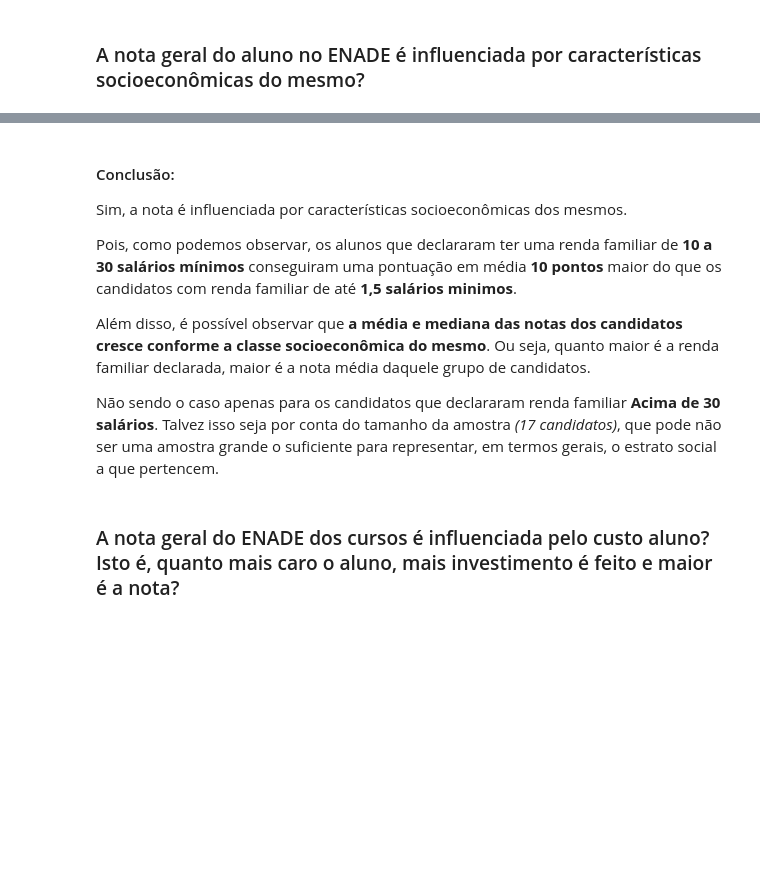
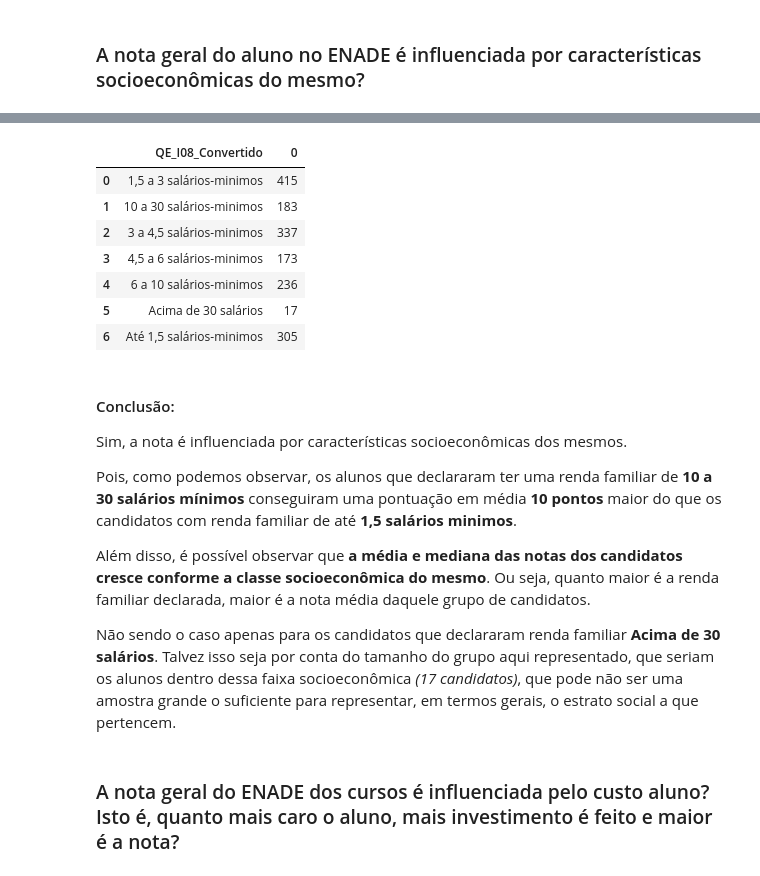
Before and after one commit to RafaelO93/analise_enade, a Jupyter notebook: Analise - ENADE 2017.ipynb, the cells around one changed output, grey strips where cells are left out. Drawn from its saved outputs; the diff is of its cells as text; code cells hidden in the pictures; blank space fills up the shorter version.

```diff
--- a/Analise - ENADE 2017.ipynb
+++ b/Analise - ENADE 2017.ipynb
@@ -56,6 +57,20 @@ fig.add_trace(
 iplot(fig)
 # %% [output]
 [interactive output not drawn]
+# %%
+test = pd.DataFrame(
+                dados_nordeste_publicas.groupby('QE_I08_Convertido').size()
+            ).reset_index()
+test
+# %% [output]
+|  | QE_I08_Convertido | 0 |
+| 0 | 1,5 a 3 salários-minimos | 415 |
+| 1 | 10 a 30 salários-minimos | 183 |
+| 2 | 3 a 4,5 salários-minimos | 337 |
+| 3 | 4,5 a 6 salários-minimos | 173 |
+| 4 | 6 a 10 salários-minimos | 236 |
+| 5 | Acima de 30 salários | 17 |
+| 6 | Até 1,5 salários-minimos | 305 |
 # %% [markdown]
 #### Conclusão:
 Sim, a nota é influenciada por características socioeconômicas dos mesmos.
@@ -65,7 +80,7 @@ Pois, como podemos observar, os alunos que declararam ter uma renda familiar de
 Além disso, é possível observar que **a média e mediana das notas dos candidatos cresce conforme a classe socioeconômica do mesmo**. Ou seja, quanto maior é a renda familiar declarada, maior é a nota média daquele grupo de candidatos.
 
 Não sendo o caso apenas para os candidatos que declararam renda familiar **Acima de 30 salários**.
-Talvez isso seja por conta do tamanho da amostra *(17 candidatos)*, que pode não ser uma amostra grande o suficiente para representar, em termos gerais, o estrato social a que pertencem.
+Talvez isso seja por conta do tamanho do grupo aqui representado, que seriam os alunos dentro dessa faixa socioeconômica *(17 candidatos)*, que pode não ser uma amostra grande o suficiente para representar, em termos gerais, o estrato social a que pertencem.
 # %% [markdown]
 ### A nota geral do ENADE dos cursos é influenciada pelo custo aluno? Isto é, quanto mais caro o aluno, mais investimento é feito e maior é a nota?
 # %%
```
Also changed, not shown: parts of 4 cells of this notebook.
